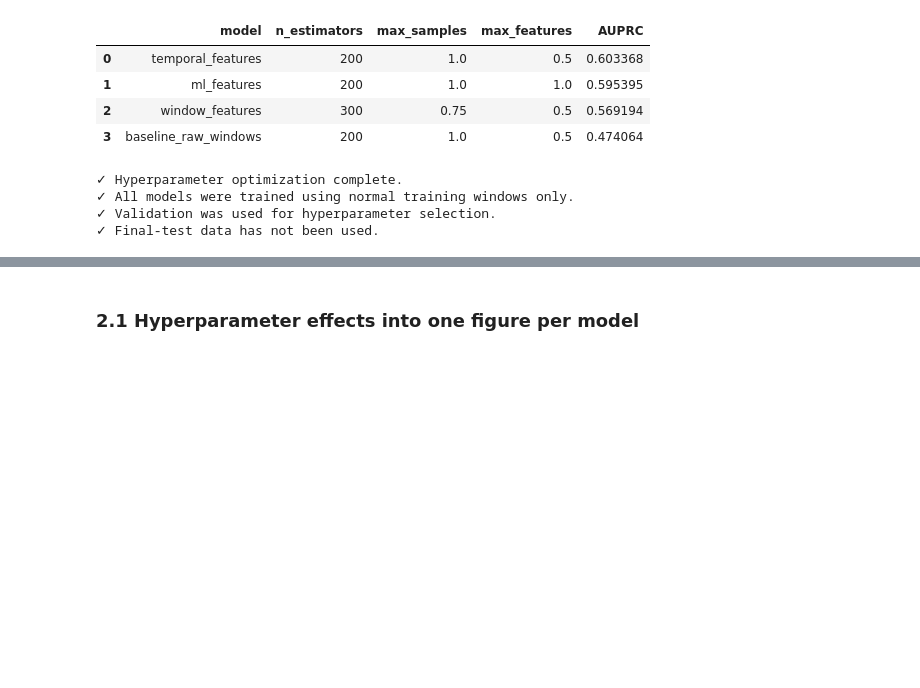
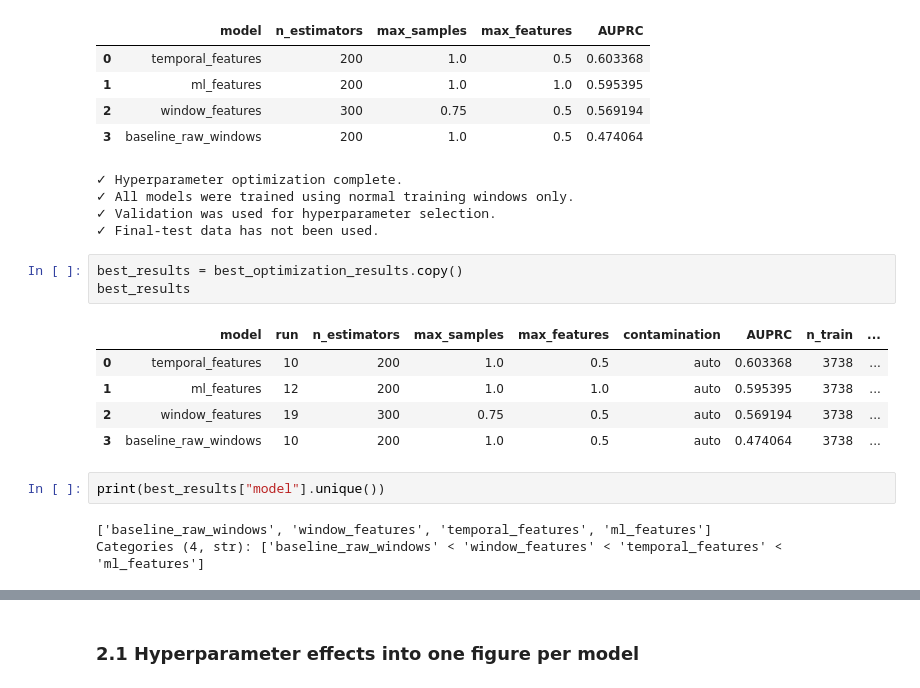
Before and after one commit to FlorianHast/batch-distillation-anomaly-detection, a Jupyter notebook: notebooks/08_ML_threshold_optimization.ipynb, the cells around one changed output, grey strips where cells are left out. Drawn from its saved outputs; the diff is of its cells as text; blank space fills up the shorter version.

```diff
--- a/notebooks/08_ML_threshold_optimization.ipynb
+++ b/notebooks/08_ML_threshold_optimization.ipynb
@@ -1772,3 +1772,17 @@ BEST CONFIGURATION PER MODEL
 ✓ All models were trained using normal training windows only.
 ✓ Validation was used for hyperparameter selection.
 ✓ Final-test data has not been used.
+# %%
+best_results = best_optimization_results.copy()
+best_results
+# %% [output]
+|  | model | run | n_estimators | max_samples | max_features | contamination | AUPRC | n_train | ... |
+| 0 | temporal_features | 10 | 200 | 1.0 | 0.5 | auto | 0.603368 | 3738 | ... |
+| 1 | ml_features | 12 | 200 | 1.0 | 1.0 | auto | 0.595395 | 3738 | ... |
+| 2 | window_features | 19 | 300 | 0.75 | 0.5 | auto | 0.569194 | 3738 | ... |
+| 3 | baseline_raw_windows | 10 | 200 | 1.0 | 0.5 | auto | 0.474064 | 3738 | ... |
+# %%
+print(best_results["model"].unique())
+# %% [output]
+['baseline_raw_windows', 'window_features', 'temporal_features', 'ml_features']
+Categories (4, str): ['baseline_raw_windows' < 'window_features' < 'temporal_features' < 'ml_features']
```
Also changed, not shown: parts of 2 cells of this notebook, 7 other files.
